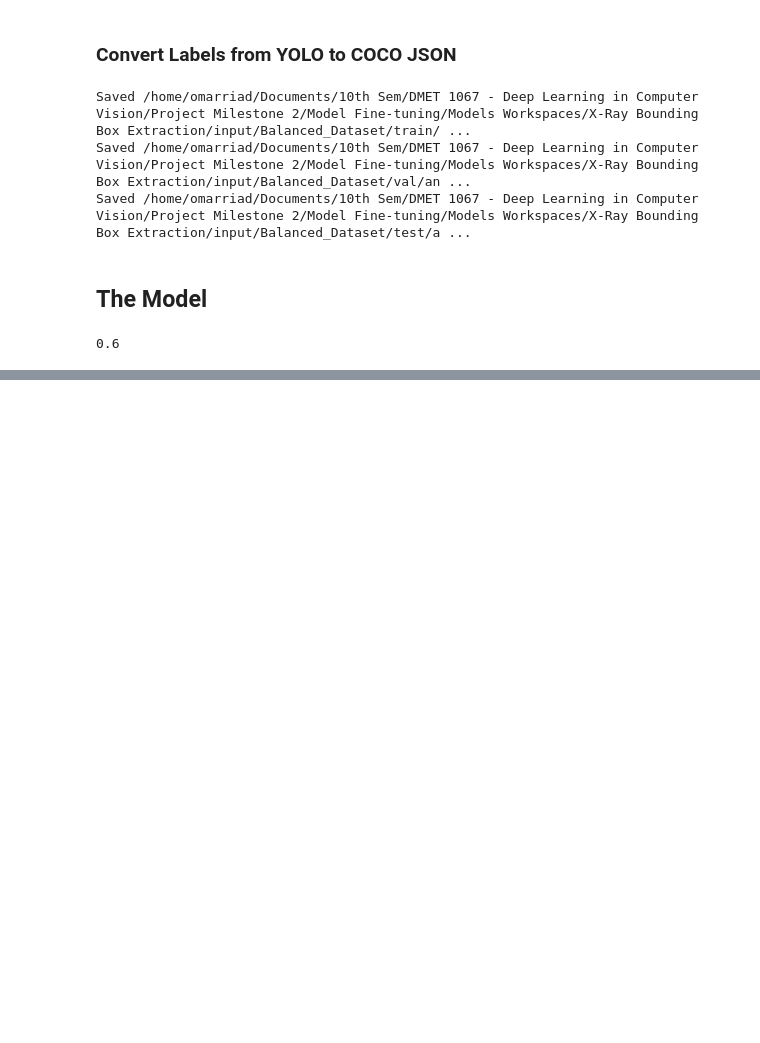
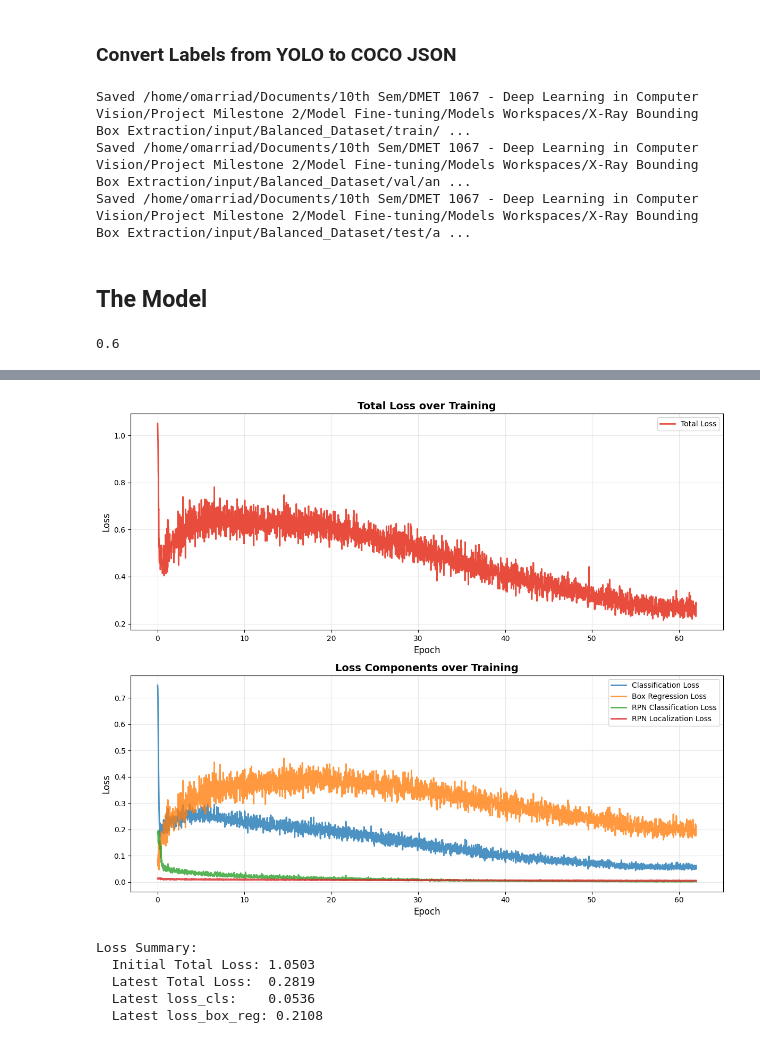
Before and after one commit to MaroSalah02/X-CV, a Jupyter notebook: Model Fine-tuning/Models Workspaces/X-Ray Bounding Box Extraction/FAST C-RNN.ipynb, the cells around one changed output, grey strips where cells are left out. Drawn from its saved outputs; the diff is of its cells as text; code cells hidden in the pictures; blank space fills up the shorter version.

```diff
--- a/Model Fine-tuning/Models Workspaces/X-Ray Bounding Box Extraction/FAST C-RNN.ipynb
+++ b/Model Fine-tuning/Models Workspaces/X-Ray Bounding Box Extraction/FAST C-RNN.ipynb
@@ -639,0 +705,63 @@ roi_heads.box_predictor.cls_score.{bias, weight}
+# %%
+import matplotlib.pyplot as plt
+import numpy as np
+
+# Extract loss metrics
+iterations_loss = []
+total_loss = []
+loss_cls = []
+loss_box_reg = []
+loss_rpn_cls = []
+loss_rpn_loc = []
+
+for m in metrics:
+    if "iteration" in m and "total_loss" in m:
+        iterations_loss.append(m["iteration"])
+        total_loss.append(m.get("total_loss", 0))
+        loss_cls.append(m.get("loss_cls", 0))
+        loss_box_reg.append(m.get("loss_box_reg", 0))
+        loss_rpn_cls.append(m.get("loss_rpn_cls", 0))
+        loss_rpn_loc.append(m.get("loss_rpn_loc", 0))
+
+if iterations_loss:
+    # Convert iterations to epochs
+    epochs_loss = [i / ITERS_PER_EPOCH for i in iterations_loss]
+
+    fig, (ax1, ax2) = plt.subplots(2, 1, figsize=(12, 10))
+
+    # Plot 1: Total Loss
+    ax1.plot(epochs_loss, total_loss, linewidth=2, color='#E74C3C', label='Total Loss')
+    ax1.set_xlabel('Epoch', fontsize=12)
+    ax1.set_ylabel('Loss', fontsize=12)
+    ax1.set_title('Total Loss over Training', fontsize=14, fontweight='bold')
+    ax1.grid(True, alpha=0.3)
+    ax1.legend()
+
+    # Plot 2: Loss Components
+    ax2.plot(epochs_loss, loss_cls, linewidth=2, label='Classification Loss', alpha=0.8)
+    ax2.plot(epochs_loss, loss_box_reg, linewidth=2, label='Box Regression Loss', alpha=0.8)
+    ax2.plot(epochs_loss, loss_rpn_cls, linewidth=2, label='RPN Classification Loss', alpha=0.8)
+    ax2.plot(epochs_loss, loss_rpn_loc, linewidth=2, label='RPN Localization Loss', alpha=0.8)
+    ax2.set_xlabel('Epoch', fontsize=12)
+    ax2.set_ylabel('Loss', fontsize=12)
+    ax2.set_title('Loss Components over Training', fontsize=14, fontweight='bold')
+    ax2.grid(True, alpha=0.3)
+    ax2.legend()
+
+    plt.tight_layout()
+    plt.show()
+
+    print(f"\nLoss Summary:")
+    print(f"  Initial Total Loss: {total_loss[0]:.4f}")
+    print(f"  Latest Total Loss:  {total_loss[-1]:.4f}")
+    print(f"  Latest loss_cls:    {loss_cls[-1]:.4f}")
+    print(f"  Latest loss_box_reg: {loss_box_reg[-1]:.4f}")
+else:
+    print("No loss metrics found in metrics.json")
+# %% [output]
+[figure, added]
+Loss Summary:
+  Initial Total Loss: 1.0503
+  Latest Total Loss:  0.2819
+  Latest loss_cls:    0.0536
+  Latest loss_box_reg: 0.2108
```
Also changed, not shown: parts of 5 cells of this notebook.
